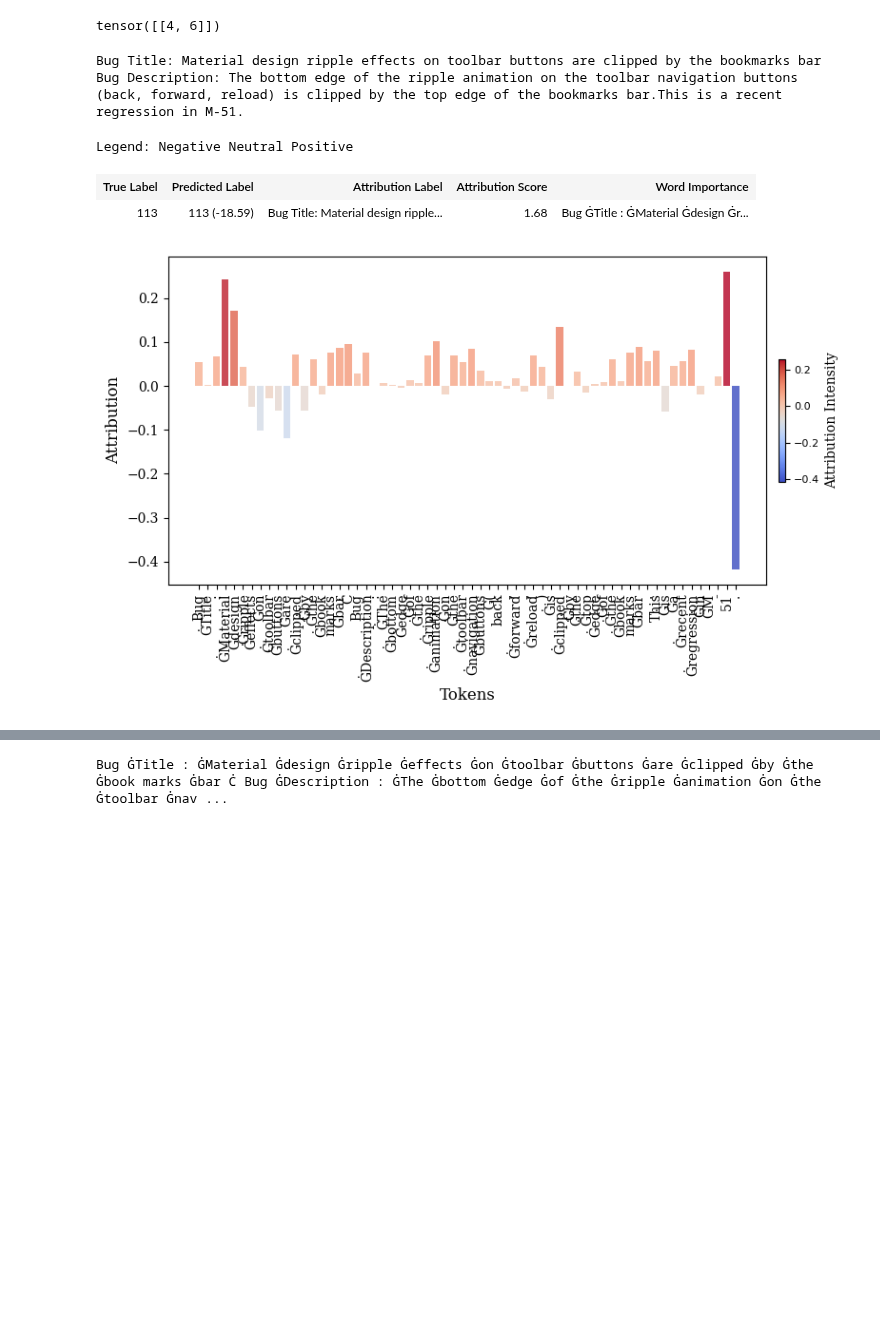
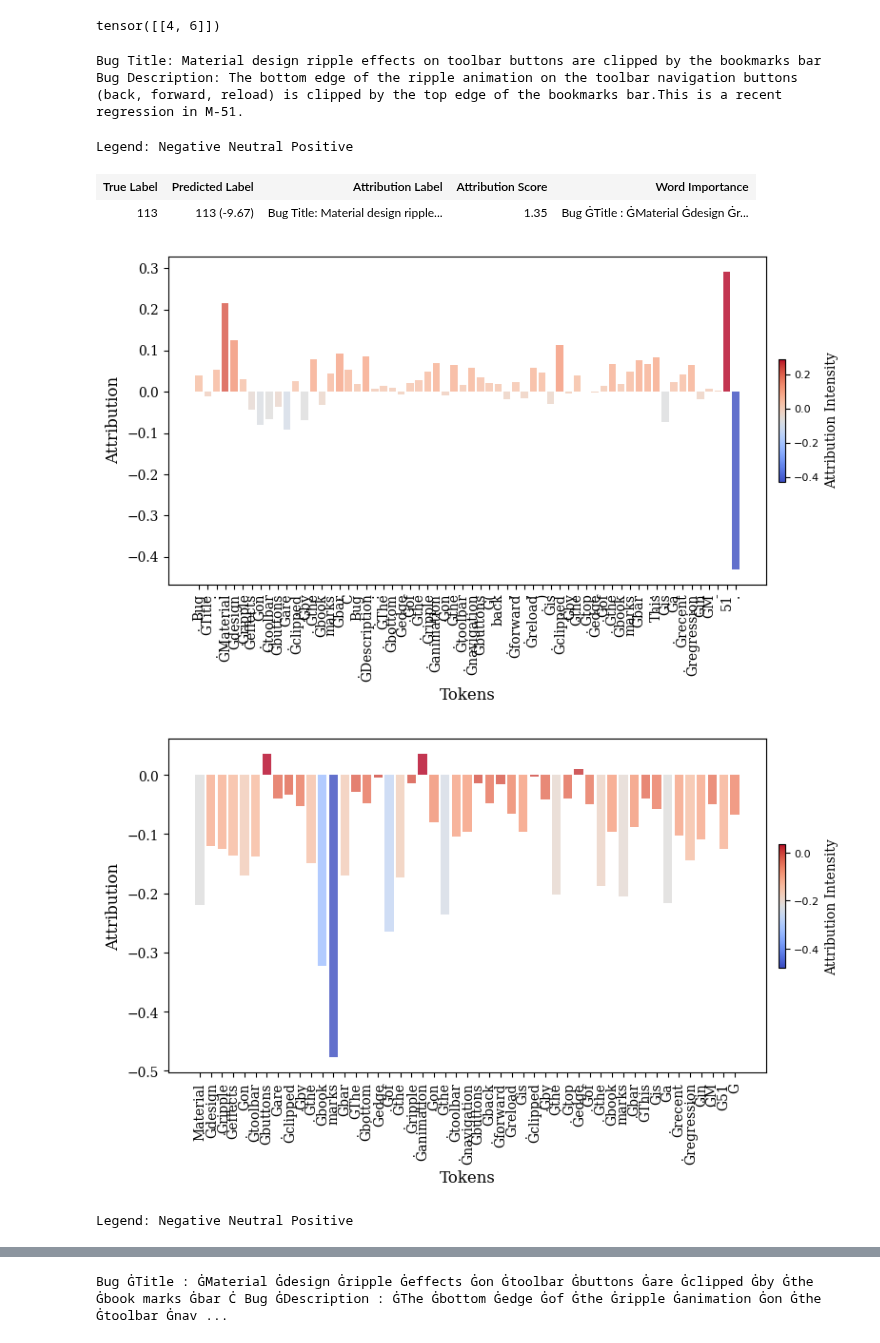
Before and after one commit to afifaniks/triagerX, a Jupyter notebook: notebook/model_interpretation.ipynb, the cells around one changed output, grey strips where cells are left out. Cells and saved outputs as stored; diff of their text form; code cells hidden in the pictures; blank space fills up the shorter version.

Commit message:
Add new plots

```diff
--- a/notebook/model_interpretation.ipynb
+++ b/notebook/model_interpretation.ipynb
@@ -820,14 +880,16 @@ model = model.to(device)
 # %%
 owner_id = 113
 test_data_index = 3
 owner, text, text2 = get_data(owner_id, test_data_index)
 print(text)
-a, b = interpret_text_triagerx(text, owner_id)
-# a, b = interpret_text(text2, owner_id)
+filtered_tok_triagex, filtered_attribution_triagerx = interpret_text_triagerx(text, owner_id)
+filtered_tok_lbtp, filtered_attribution_lbtp = interpret_text(text2, owner_id)
 # %% [output]
 Bug Title: Material design ripple effects on toolbar buttons are clipped by the bookmarks bar
 Bug Description: The bottom edge of the ripple animation on the toolbar navigation buttons (back, forward, reload) is clipped by the top edge of the bookmarks bar.This is a recent regression in M-51.
 Legend: Negative Neutral Positive
 | True Label | Predicted Label | Attribution Label | Attribution Score | Word Importance |
-| 113 | 113 (-18.59) | Bug Title: Material design ripple... | 1.68 | Bug ĠTitle : ĠMaterial Ġdesign Ġr... |
+| 113 | 113 (-9.67) | Bug Title: Material design ripple... | 1.35 | Bug ĠTitle : ĠMaterial Ġdesign Ġr... |
-[figure, old version]
+[figure, new version]
+[figure, added]
+Legend: Negative Neutral Positive
```
Also changed, not shown: parts of 9 cells of this notebook.
